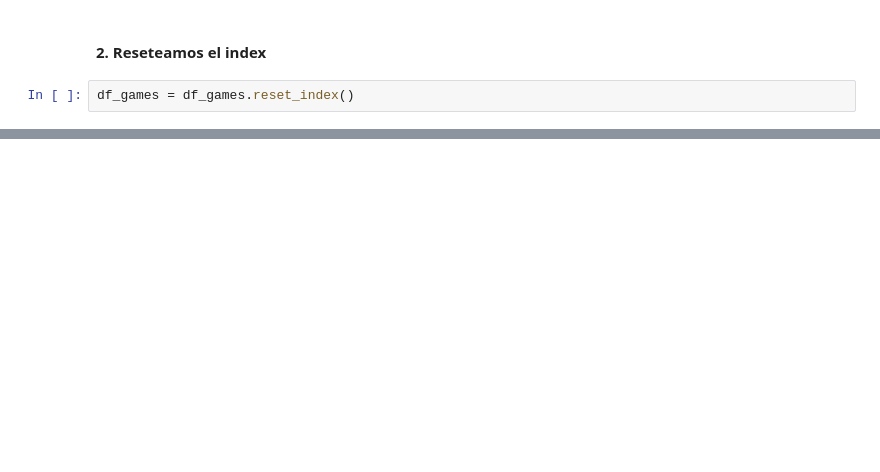
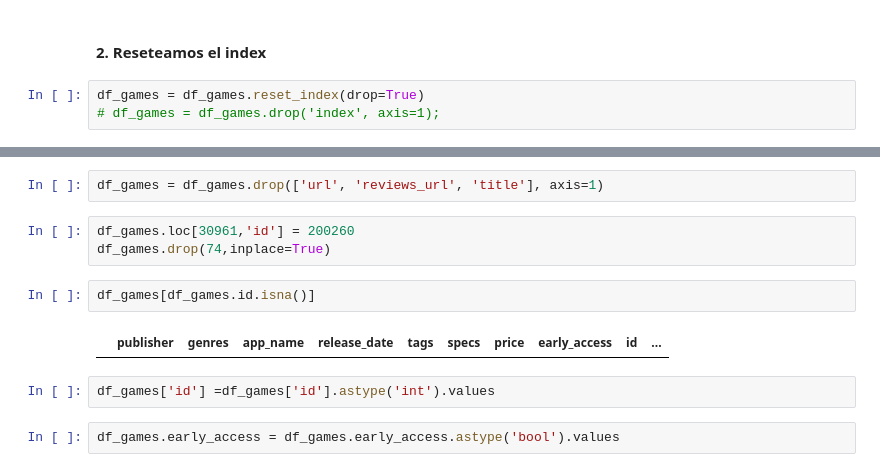
Before and after one commit to javierbengolea/PI_1, a Jupyter notebook: steam_games.ipynb, the cells around one changed output, grey strips where cells are left out. Drawn from its saved outputs; the diff is of its cells as text; blank space fills up the shorter version.

```diff
--- a/steam_games.ipynb
+++ b/steam_games.ipynb
@@ -67,6 +82,7 @@ df_games = df_games[df_games.isna().sum(axis=1) != 13]
 # %% [markdown]
 #### 2. Reseteamos el index
-# %%
-df_games = df_games.reset_index()
+# %%
+df_games = df_games.reset_index(drop=True)
+# df_games = df_games.drop('index', axis=1);
 # %%
 showPie(df_games.publisher)
@@ -116,0 +112,13 @@ lines_games
+# %%
+df_games = df_games.drop(['url', 'reviews_url', 'title'], axis=1)
+# %%
+df_games.loc[30961,'id'] = 200260
+df_games.drop(74,inplace=True)
+# %%
+df_games[df_games.id.isna()]
+# %% [output]
+|  | publisher | genres | app_name | release_date | tags | specs | price | early_access | id | ... |
+# %%
+df_games['id'] =df_games['id'].astype('int').values
+# %%
+df_games.early_access = df_games.early_access.astype('bool').values
```
Also changed, not shown: parts of 21 cells of this notebook.
